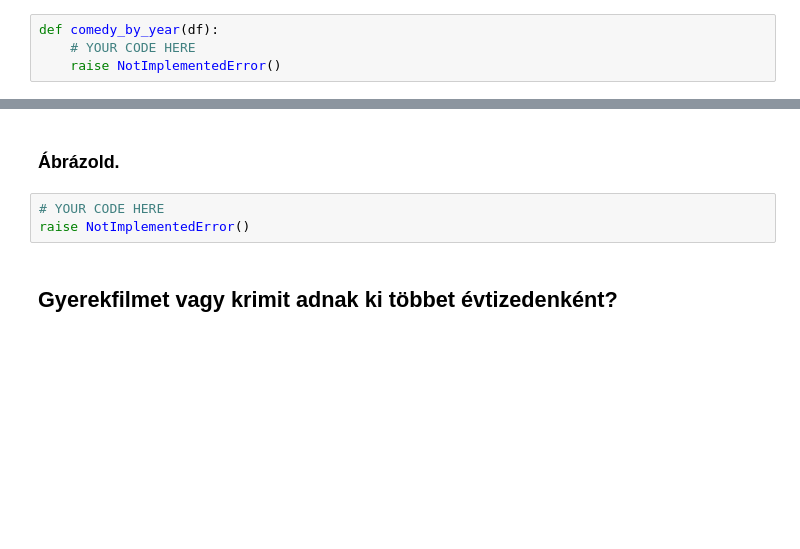
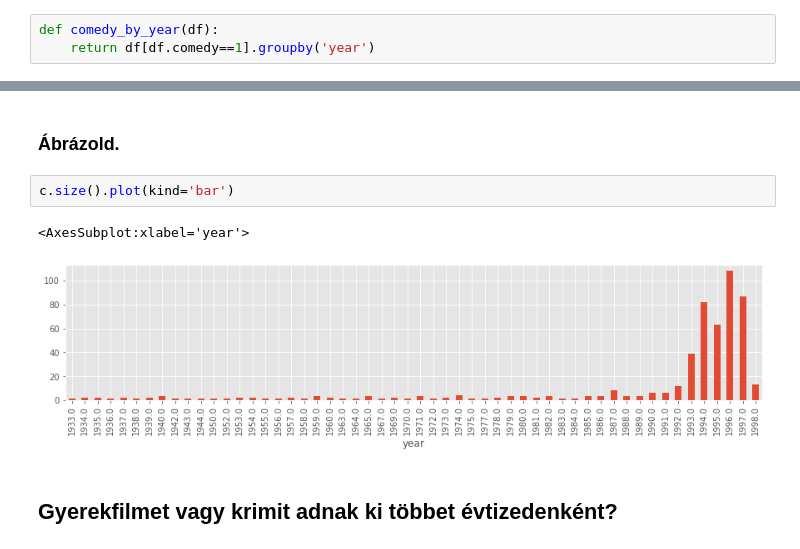
Before and after one commit to zali07/IK2023-lab02, a Jupyter notebook: 02_01_Pandas_bevezeto.ipynb, the cells around one changed output, grey strips where cells are left out. Drawn from its saved outputs; the diff is of its cells as text; blank space fills up the shorter version.

```diff
--- a/02_01_Pandas_bevezeto.ipynb
+++ b/02_01_Pandas_bevezeto.ipynb
@@ -994,18 +1028,19 @@ d.size().plot(kind='bar')
 # 2. feladat: csoportosítás és vizualizáció
 
 ## Q2.1. Csoportosítsd vígjátékokat (comedy) évenként. Ábrázold oszlopdiagramon hány vígjátékot adtak ki évente.
-# %%
-def comedy_by_year(df):
-    # YOUR CODE HERE
-    raise NotImplementedError()
+# %%
+def comedy_by_year(df):
+    return df[df.comedy==1].groupby('year')
 # %%
 c = comedy_by_year(df)
 assert type(c) == pd.core.groupby.DataFrameGroupBy
 # %% [markdown]
 ### Ábrázold.
-# %%
-# YOUR CODE HERE
-raise NotImplementedError()
+# %%
+c.size().plot(kind='bar')
+# %% [output]
+<AxesSubplot:xlabel='year'>
+[figure, added]
 # %% [markdown]
 ## Gyerekfilmet vagy krimit adnak ki többet évtizedenként?
 # %%
```
Also changed, not shown: parts of 73 cells of this notebook.
